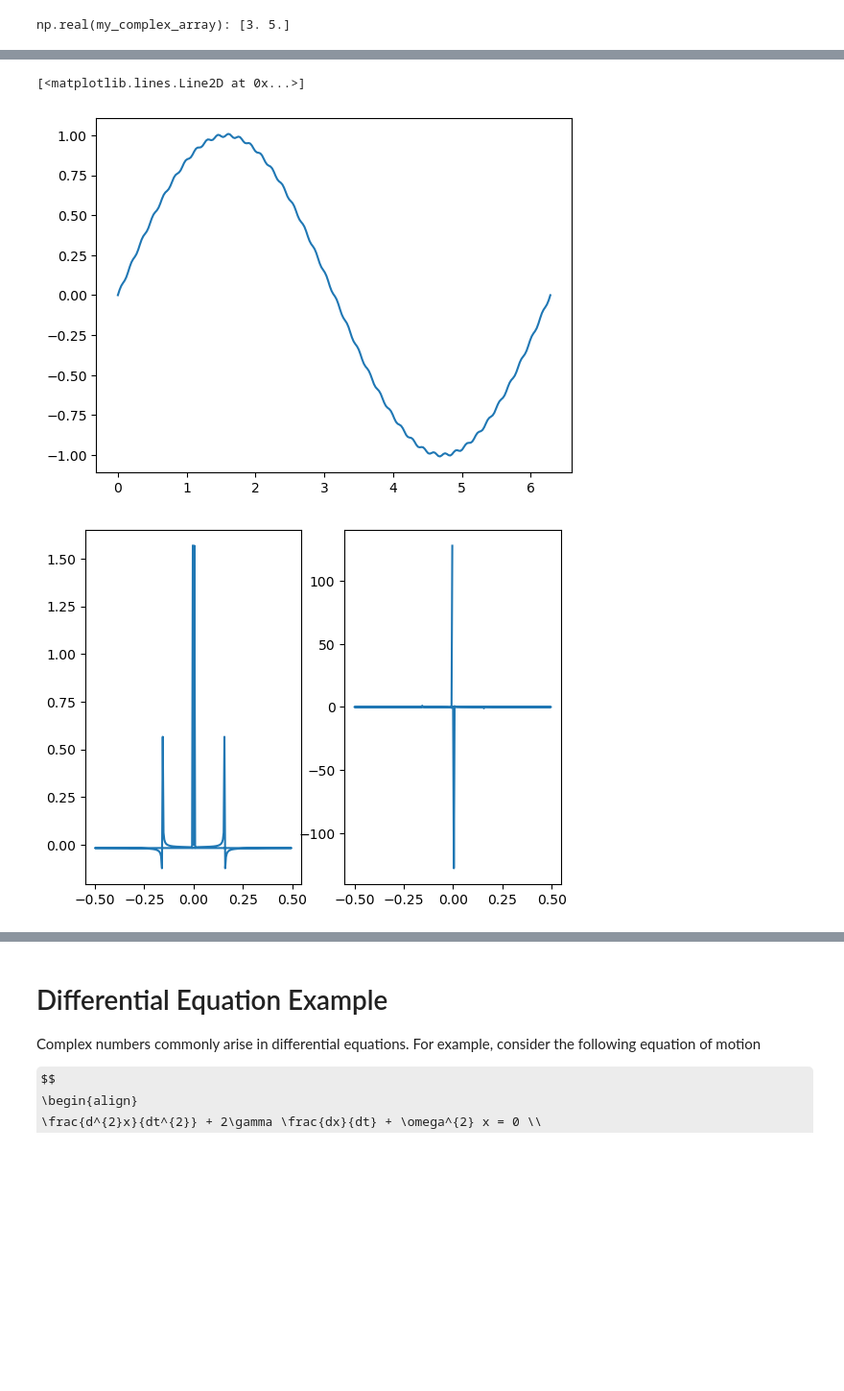
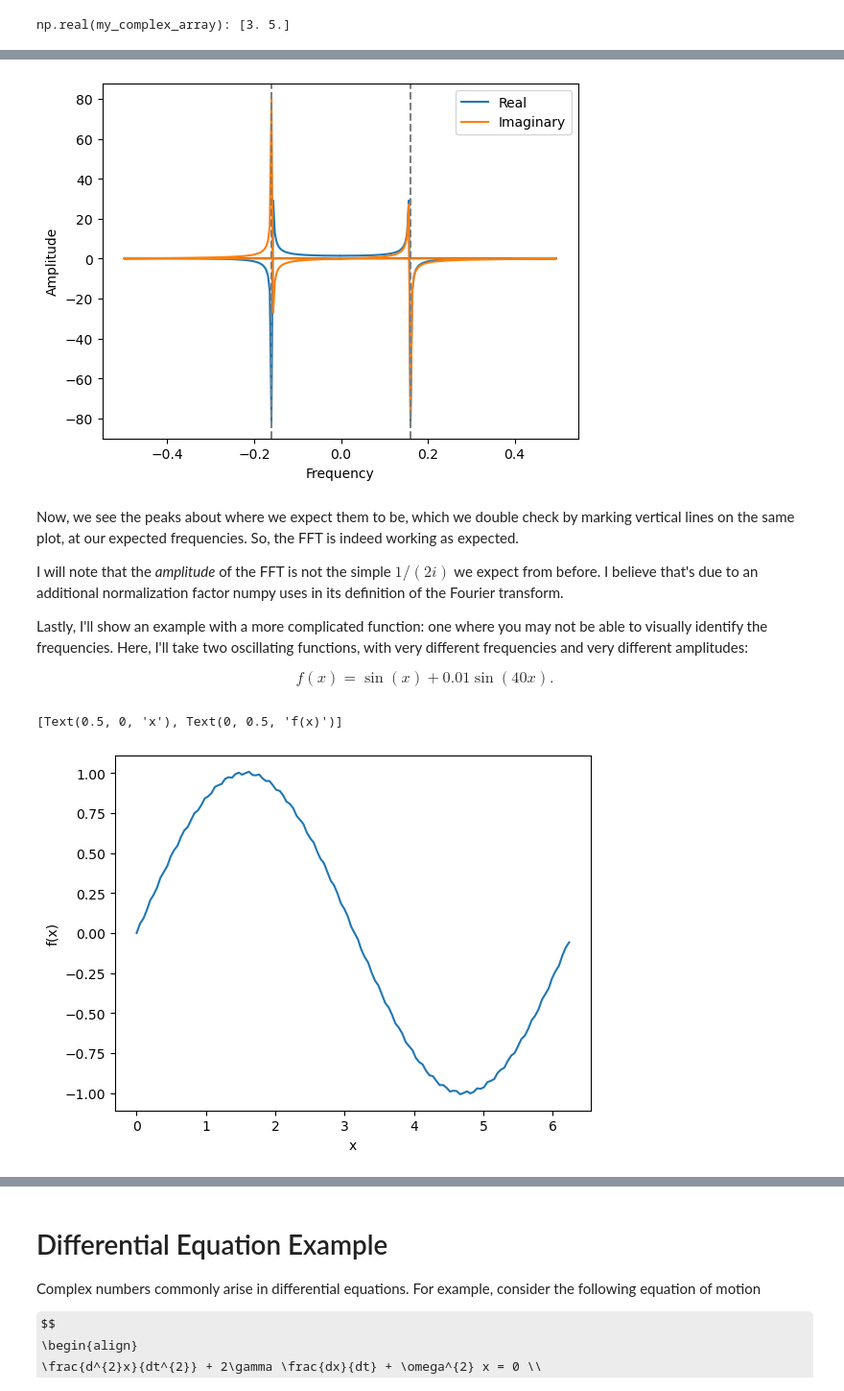
Before and after one commit to ascsn/online-guides, a Jupyter notebook: Math/Complex Numbers - Daniel.ipynb, the cells around one changed output, grey strips where cells are left out. Shown at 96% size. Cells and saved outputs as stored; diff of their text form; code cells hidden in the pictures; some formulas as TeX source; blank space fills up the shorter version.

Commit message:
finished fourier series section

```diff
--- a/Math/Complex Numbers - Daniel.ipynb
+++ b/Math/Complex Numbers - Daniel.ipynb
@@ -90,20 +154,38 @@ Where to start with this...
+# %%
+myFrequencies = np.fft.fftfreq(len(my_fft))
+
+expectedFrequencies = [-1/(2*np.pi),1/(2*np.pi)]
+
+fig, ax = plt.subplots()
+
+ax.plot(myFrequencies,np.real(my_fft),label='Real')
+ax.plot(myFrequencies,np.imag(my_fft),label='Imaginary')
+
+ax.legend()
+ax.set(xlabel='Frequency',ylabel='Amplitude')
+
+for freq in expectedFrequencies:
+    ax.axvline(freq,color='gray',ls='--')
+# %% [output]
+[figure, added]
+# %% [markdown]
+Now, we see the peaks about where we expect them to be, which we double check by marking vertical lines on the same plot, at our expected frequencies. So, the FFT is indeed working as expected.
+
+I will note that the *amplitude* of the FFT is not the simple $1/(2i)$ we expect from before. I believe that's due to an additional normalization factor numpy uses in its definition of the Fourier transform.
+
+Lastly, I'll show an example with a more complicated function: one where you may not be able to visually identify the frequencies. Here, I'll take two oscillating functions, with very different frequencies and very different amplitudes:
+
+$$ f(x) = \sin(x) + 0.01\sin(40x). $$
 # %%
-import matplotlib.pyplot as plt
-
-x = np.linspace(0,2*np.pi,256)
+x = np.linspace(0,2*np.pi,128,endpoint=False)
 
 f = lambda x: np.sin(x) + 0.01 * np.sin(40*x)
 fEval = f(x)
 
-fig, ax =plt.subplots()
+fig, ax = plt.subplots()
 ax.plot(x,fEval)
 
-freq = np.fft.fftfreq(x.shape[-1])
-fftEval = np.fft.fft(fEval)
-fig, ax = plt.subplots(ncols=2,sharex=True)
-ax[0].plot(freq,np.real(fftEval))
-ax[1].plot(freq,np.imag(fftEval))
+ax.set(xlabel='x',ylabel='f(x)')
 # %% [output]
-[<matplotlib.lines.Line2D at 0x...>]
+[Text(0.5, 0, 'x'), Text(0, 0.5, 'f(x)')]
-[figure, old version]
+[figure, new version]
-[figure, removed]
```
Also changed, not shown: parts of 19 cells of this notebook.
